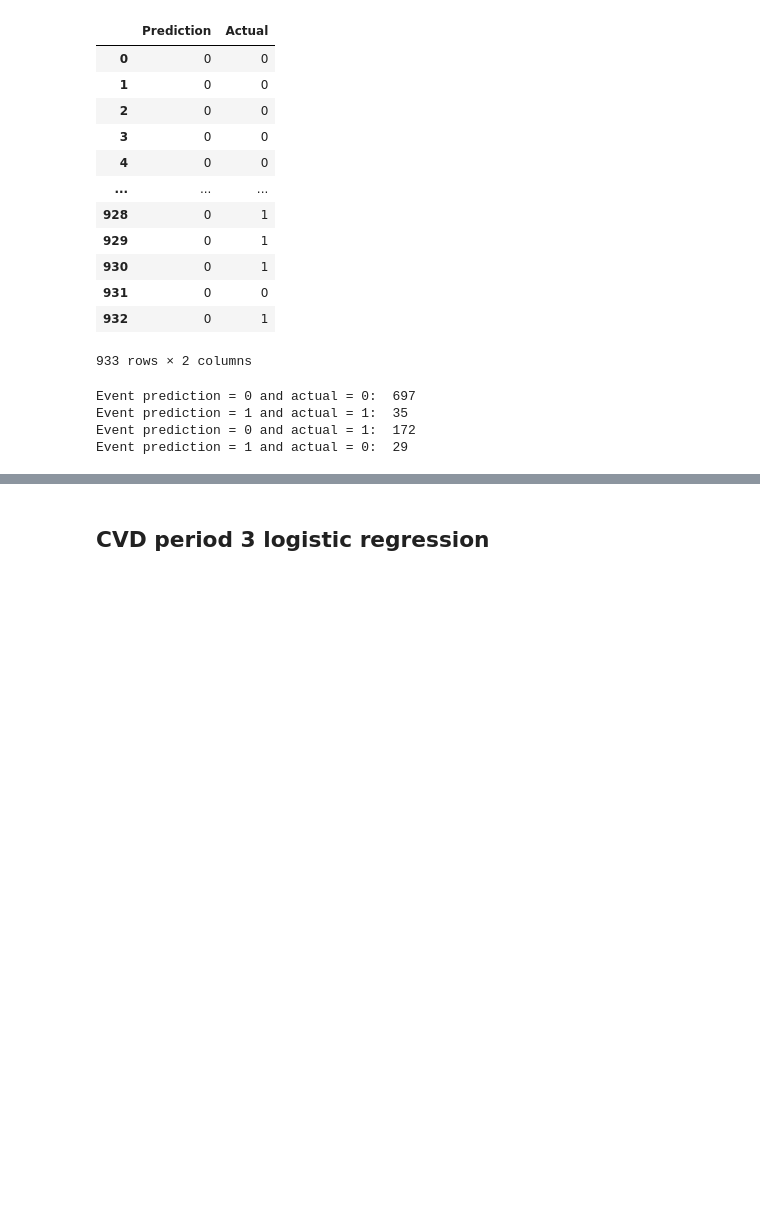
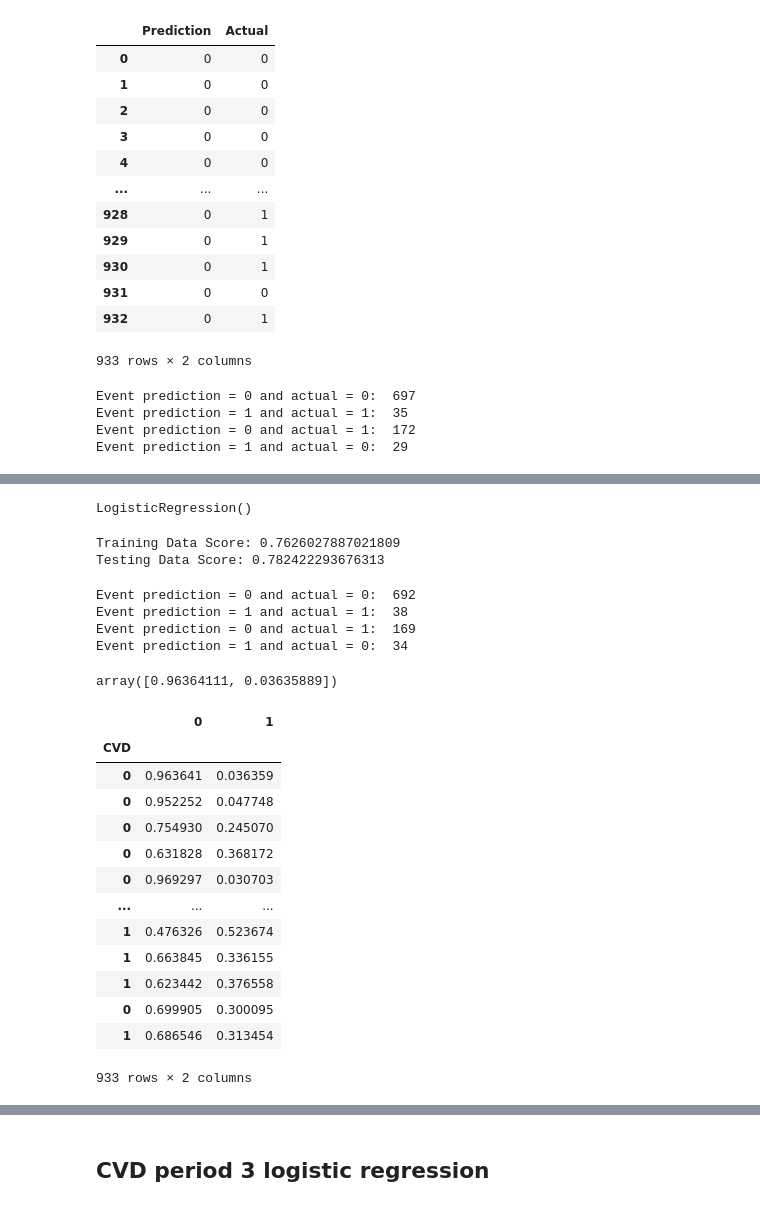
Before and after one commit to kmcgrath88/FraminghamML-Project, a Jupyter notebook: jupyter_notebooks/LogisticRegression/CVD_logistic_regression.ipynb, the cells around one changed output, grey strips where cells are left out. Saved outputs shown, nothing was run; the diff lists cells and outputs as text; code cells hidden in the pictures; blank space fills up the shorter version.

```diff
--- a/jupyter_notebooks/LogisticRegression/CVD_logistic_regression.ipynb
+++ b/jupyter_notebooks/LogisticRegression/CVD_logistic_regression.ipynb
@@ -142,0 +182,6 @@ Event prediction = 1 and actual = 0:  29
+# %%
+from sklearn.preprocessing import StandardScaler
+
+# Create a StandardScater model and fit it to the training data
+
+X_scaler = StandardScaler().fit(X_train)
@@ -142,0 +193,60 @@ Event prediction = 1 and actual = 0:  29
+# %%
+#run logistic regression on scaled data
+classifier_scaled = LogisticRegression()
+
+# Fit the model to the data
+classifier_scaled.fit(X_train_scaled, y_train)
+# %% [output]
+LogisticRegression()
+# %%
+#Validate the model using scaledtest data
+# Print the r2 score for the test data
+print(f"Training Data Score: {classifier_scaled.score(X_train_scaled, y_train)}")
+print(f"Testing Data Score: {classifier_scaled.score(X_test_scaled, y_test)}")
+# %% [output]
+Training Data Score: 0.7626027887021809
+Testing Data Score: 0.782422293676313
+# %%
+#Make predictions (0 = no event occurred, 1 = event occurred)
+predictions_scaled = classifier_scaled.predict(X_test_scaled)
+cvd_predictions_scaled = pd.DataFrame({"Prediction": predictions_scaled, "Actual": y_test}).reset_index(drop=True)
+
+p0a0 = cvd_predictions_scaled.loc[(cvd_predictions_scaled['Prediction']==0) & (cvd_predictions_scaled['Actual']==0)]
+p1a1 = cvd_predictions_scaled.loc[(cvd_predictions_scaled['Prediction']==1) & (cvd_predictions_scaled['Actual']==1)]
+p0a1 = cvd_predictions_scaled.loc[(cvd_predictions_scaled['Prediction']==0) & (cvd_predictions_scaled['Actual']==1)]
+p1a0 = cvd_predictions_scaled.loc[(cvd_predictions_scaled['Prediction']==1) & (cvd_predictions_scaled['Actual']==0)]
+
+print(f"Event prediction = 0 and actual = 0:  {len(p0a0)}")
+print(f"Event prediction = 1 and actual = 1:  {len(p1a1)}")
+print(f"Event prediction = 0 and actual = 1:  {len(p0a1)}")
+print(f"Event prediction = 1 and actual = 0:  {len(p1a0)}")
+# %% [output]
+Event prediction = 0 and actual = 0:  692
+Event prediction = 1 and actual = 1:  38
+Event prediction = 0 and actual = 1:  169
+Event prediction = 1 and actual = 0:  34
+# %%
+prob = classifier_scaled.predict_proba(X_test_scaled)
+prob[0]
+# %% [output]
+array([0.96364111, 0.03635889])
+# %%
+cvd_probabilities = prob.tolist()
+
+cvd_prob_df = pd.DataFrame(prob, y_test)
+cvd_prob_df
+# %% [output]
+|  | 0 | 1 |
+| CVD |  |  |
+| 0 | 0.963641 | 0.036359 |
+| 0 | 0.952252 | 0.047748 |
+| 0 | 0.754930 | 0.245070 |
+| 0 | 0.631828 | 0.368172 |
+| 0 | 0.969297 | 0.030703 |
+| ... | ... | ... |
+| 1 | 0.476326 | 0.523674 |
+| 1 | 0.663845 | 0.336155 |
+| 1 | 0.623442 | 0.376558 |
+| 0 | 0.699905 | 0.300095 |
+| 1 | 0.686546 | 0.313454 |
+933 rows × 2 columns
```
Also changed, not shown: parts of 8 cells of this notebook, 13 other files.
